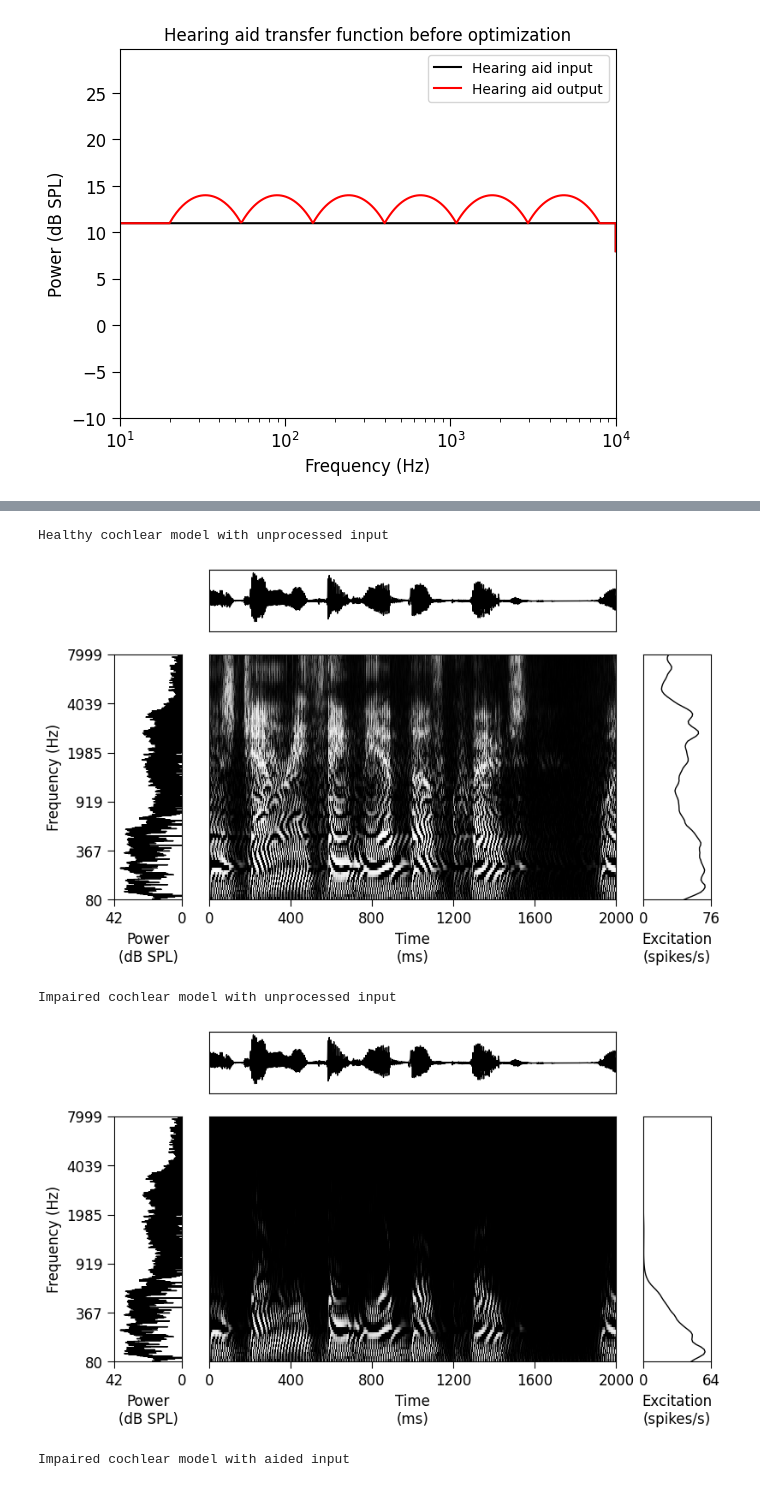
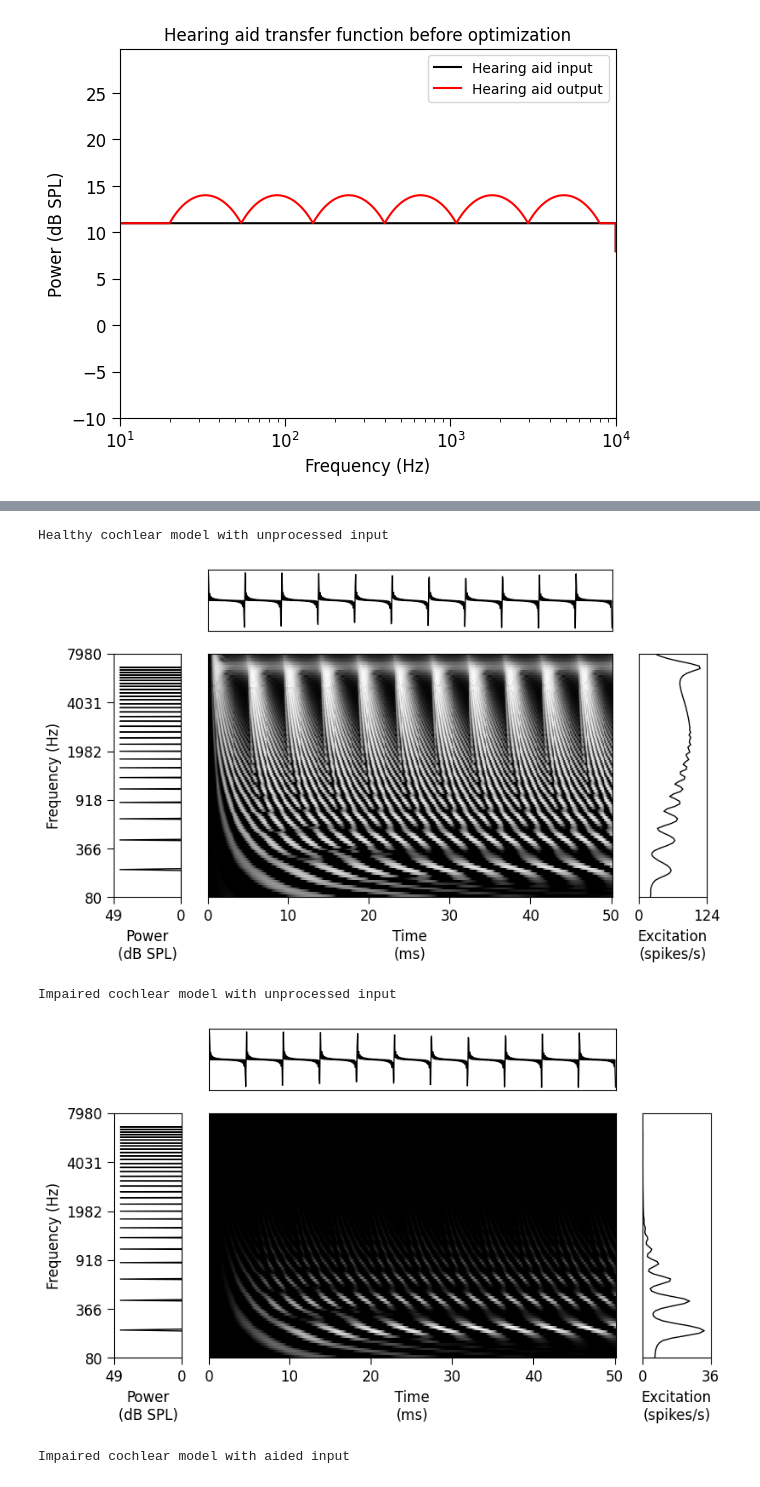
Before and after one commit to msaddler/auditory_model_tutorial, a Jupyter notebook: DEV.ipynb, the cells around one changed output, grey strips where cells are left out. Drawn from its saved outputs; the diff is of its cells as text; code cells hidden in the pictures.

```diff
--- a/DEV.ipynb
+++ b/DEV.ipynb
@@ -460,8 +423,8 @@ class CochlearModel(torch.nn.Module):
         fir_dur=0.05,
         cfs=utils.erbspace(8e1, 8e3, 100),
         bw_mult=1.0,
-        compression_power=0.3,
         threshold=0.0,
+        dynamic_range=80.0,
         dtype=torch.float32,
     ):
         """
@@ -474,8 +437,8 @@ class CochlearModel(torch.nn.Module):
         fir_dur (float): duration of finite impulse responses for filtering (s)
         cfs (np.ndarray): characteristic frequencies of the cochlear filters (Hz)
         bw_mult (float): scales cochlear filter bandwidths
-        compression_power (float): power of the compression applied to filterbank outputs
         threshold (float): absolute threshold of auditory nerve fibers (dB SPL)
+        dynamic_range (float): auditory nerve fiber dynamic range (dB)
         dtype (torch.dtype): datatype for internal intensors and inputs
         """
         super().__init__()
@@ -501,10 +464,8 @@ class CochlearModel(torch.nn.Module):
             rate_spont=0.0,
             rate_max=250.0,
             threshold=threshold,
-            dynamic_range=60.0,
+            dynamic_range=dynamic_range,
             dynamic_range_interval=0.95,
-            compression_power_default=0.3,
-            compression_power=compression_power,
             dtype=dtype,
         )
 
@@ -590,18 +550,16 @@ cfs = utils.erbspace(8e1, 8e3, 100)
 cochlear_model_healthy = CochlearModel(
     sr_input=sr,
     cfs=cfs,
-    compression_power=0.3,
-    bw_mult=1.0,
+    threshold=0.0,
+    dynamic_range=80.0,
 ).to(device)
 
 # Construct an impaired cochlear model
 cochlear_model_impaired = CochlearModel(
     sr_input=sr,
     cfs=cfs,
-    # compression_power=1.0,
-    # bw_mult=1.0,
-    compression_power=np.linspace(0.3, 1.0, len(cfs)),
-    bw_mult=np.linspace(1.0, 3.0, len(cfs)),
+    threshold=60.0,
+    dynamic_range=20.0,
 ).to(device)
 
 # Define a stimulus to play to both cochlear models
@@ -767,12 +811,15 @@ plt.show()
 Such a hearing aid would have multiple tunable parameters, and the brute
 force method of finding optimal values rapidly becomes intractable. We
 will instead construct the hearing aid as a PyTorch model with learnable
-parameters. Then we can use gradient descent to efficiently find values
+parameters. We can then use gradient descent to efficiently find values
 that minimize our loss function.
 """
 
 class HearingAid(torch.nn.Module):
     def __init__(self, sr=20e3):
+        """
+        Initialize the hearing aid model.
+        """
         super().__init__()
         self.filterbank = modules.HalfCosineFilterbank(
             sr=sr,
@@ -789,6 +836,9 @@ class HearingAid(torch.nn.Module):
         )
 
     def forward(self, x):
+        """
+        Apply the computations to an input sound `x`.
+        """
         y = self.filterbank(x)
         y = y * torch.pow(10, self.gains / 20).view(1, -1, 1)
         y = torch.sum(y, axis=1)
@@ -949,15 +994,15 @@ ipd.display(ipd.Audio(rate=sr, data=example_audio_aided))
 Visualize the resulting auditory nerve representations.
 """
 
-# x = utils.harmonic_complex_tone(
-#     sr=sr,
-#     dur=0.05,
-#     f0=220,
-#     phase="sine",
-#     harmonics=np.arange(1, 31),
-# )
-# x = utils.set_dbspl(x, 60.0)
-x, _ = sf.read("data/000.wav")
+x = utils.harmonic_complex_tone(
+    sr=sr,
+    dur=0.05,
+    f0=220,
+    phase="sine",
+    harmonics=np.arange(1, 31),
+)
+x = utils.set_dbspl(x, 60.0)
+# x, _ = sf.read("data/000.wav")
 
 x = torch.as_tensor(x[None, ...], device=device, dtype=torch.float32)
 x_aided = hearing_aid(x)
@@ -969,34 +1014,34 @@ x_aided = x_aided[0].detach().cpu().numpy()
 
 print("Healthy cochlear model with unprocessed input")
 fig, ax_arr = utils.make_nervegram_plot(
     waveform=x,
     nervegram=x_nervegram_healthy,
     sr_waveform=cochlear_model_healthy.sr_input,
     sr_nervegram=cochlear_model_healthy.sr_output,
     cfs=cochlear_model_healthy.cfs,
 )
 plt.show()
 print("Impaired cochlear model with unprocessed input")
 fig, ax_arr = utils.make_nervegram_plot(
     waveform=x,
     nervegram=x_nervegram_impaired,
     sr_waveform=cochlear_model_impaired.sr_input,
     sr_nervegram=cochlear_model_impaired.sr_output,
     cfs=cochlear_model_impaired.cfs,
 )
 plt.show()
 print("Impaired cochlear model with aided input")
 fig, ax_arr = utils.make_nervegram_plot(
     waveform=x_aided,
     nervegram=x_nervegram_impaired_aided,
     sr_waveform=cochlear_model_impaired.sr_input,
     sr_nervegram=cochlear_model_impaired.sr_output,
     cfs=cochlear_model_impaired.cfs,
 )
 plt.show()
 # %% [output]
 Healthy cochlear model with unprocessed input
-[figure, old version]
+[figure, new version]
 Impaired cochlear model with unprocessed input
-[figure, old version]
+[figure, new version]
 Impaired cochlear model with aided input
```
Also changed, not shown: parts of 16 cells of this notebook, 1 other file.
